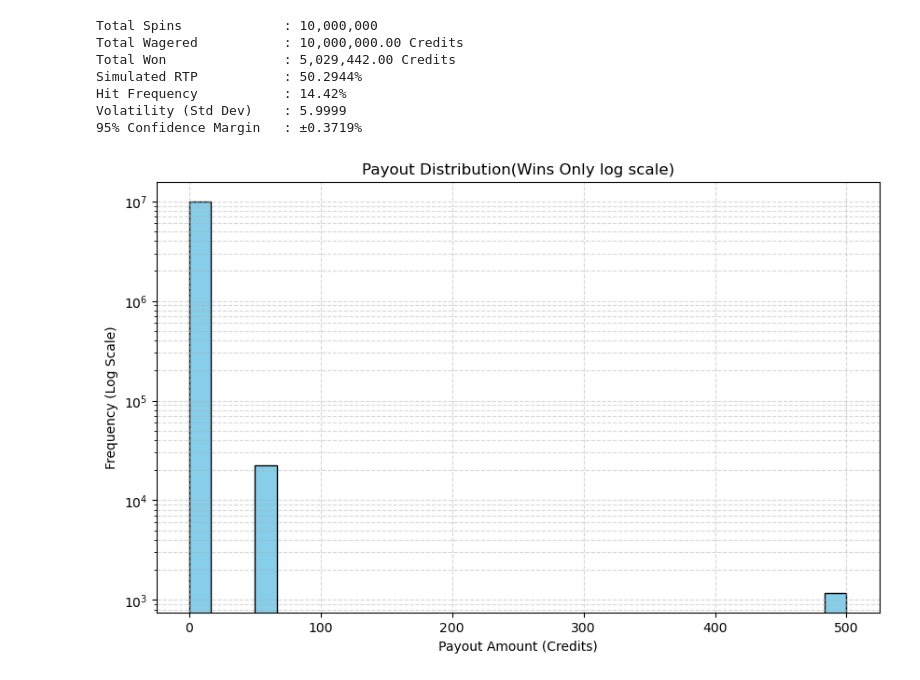
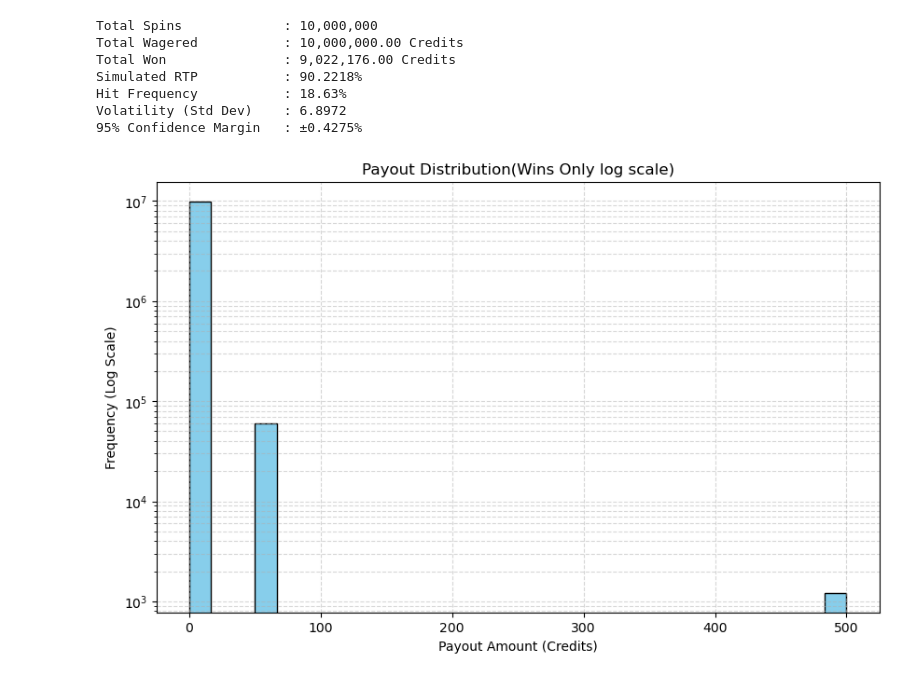
Before and after one commit to Akshata-IITR/Monte_Carlo_Slot_Engine, a Jupyter notebook: Monte_Carlo_slot_engine.ipynb, the cells around one changed output. Drawn from its saved outputs; the diff is of its cells as text; code cells hidden in the pictures.

```diff
--- a/Monte_Carlo_slot_engine.ipynb
+++ b/Monte_Carlo_slot_engine.ipynb
@@ -3,9 +3,9 @@ import numpy as np
 import matplotlib.pyplot as plt
 # 7= Jackpot, B=Bar, C=Cherry, R=Respin, _=Black
 
-reel1=np.array(['7']*1+['B']*3+['C']*4+['_']*12)
-reel2=np.array(['7']*1+['B']*3+['C']*4+['_']*12)
-reel3=np.array(['7']*1+['B']*2+['C']*3+['R']*2+['_']*12)
+reel1=np.array(['7']*1+['B']*4+['C']*6+['_']*9)
+reel2=np.array(['7']*1+['B']*4+['C']*6+['_']*9)
+reel3=np.array(['7']*1+['B']*3+['C']*5+['R']*2+['_']*9)
 
 N = 10_000_000 # Number of spins
 Bet=1  # Bet per spin
@@ -56,36 +56,36 @@ if respin_count > 0:
     cherry_only_on_reel1_respin = (respin_r1 == 'C') & (respin_r2 != 'C') & (respin_r3 != 'C')
     payout[respin_mask][cherry_only_on_reel1_respin] = 2
 
     payout[respin_mask] += respin_wins * 3.0
 
 total_wagered = N * Bet
 total_won=np.sum(payout)
 rtp = total_won / total_wagered*100
 hit_frequency = np.count_nonzero(payout > 0) / N * 100
 volatility = np.std(payout)
 margin_of_error = 1.96 * (volatility / np.sqrt(N))*100
 
 print(f"Total Spins             : {N:,}")
 print(f"Total Wagered           : {total_wagered:,.2f} Credits")
 print(f"Total Won               : {total_won:,.2f} Credits")
 print(f"Simulated RTP           : {rtp:.4f}%")
 print(f"Hit Frequency           : {hit_frequency:.2f}%")
 print(f"Volatility (Std Dev)    : {volatility:.4f}")
 print(f"95% Confidence Margin   : ±{margin_of_error:.4f}%")
 
 plt.figure(figsize=(10, 6))
 plt.hist(payout, bins=30,color='skyblue', edgecolor='black', log=True)
 plt.title('Payout Distribution(Wins Only log scale)')
 plt.xlabel('Payout Amount (Credits)')
 plt.ylabel('Frequency (Log Scale)')
 plt.grid(True, which="both", linestyle="--", alpha=0.5)
 plt.show()
 # %% [output]
 Total Spins             : 10,000,000
 Total Wagered           : 10,000,000.00 Credits
-Total Won               : 5,029,442.00 Credits
-Simulated RTP           : 50.2944%
-Hit Frequency           : 14.42%
-Volatility (Std Dev)    : 5.9999
-95% Confidence Margin   : ±0.3719%
+Total Won               : 9,022,176.00 Credits
+Simulated RTP           : 90.2218%
+Hit Frequency           : 18.63%
+Volatility (Std Dev)    : 6.8972
+95% Confidence Margin   : ±0.4275%
-[figure, old version]
+[figure, new version]
```
